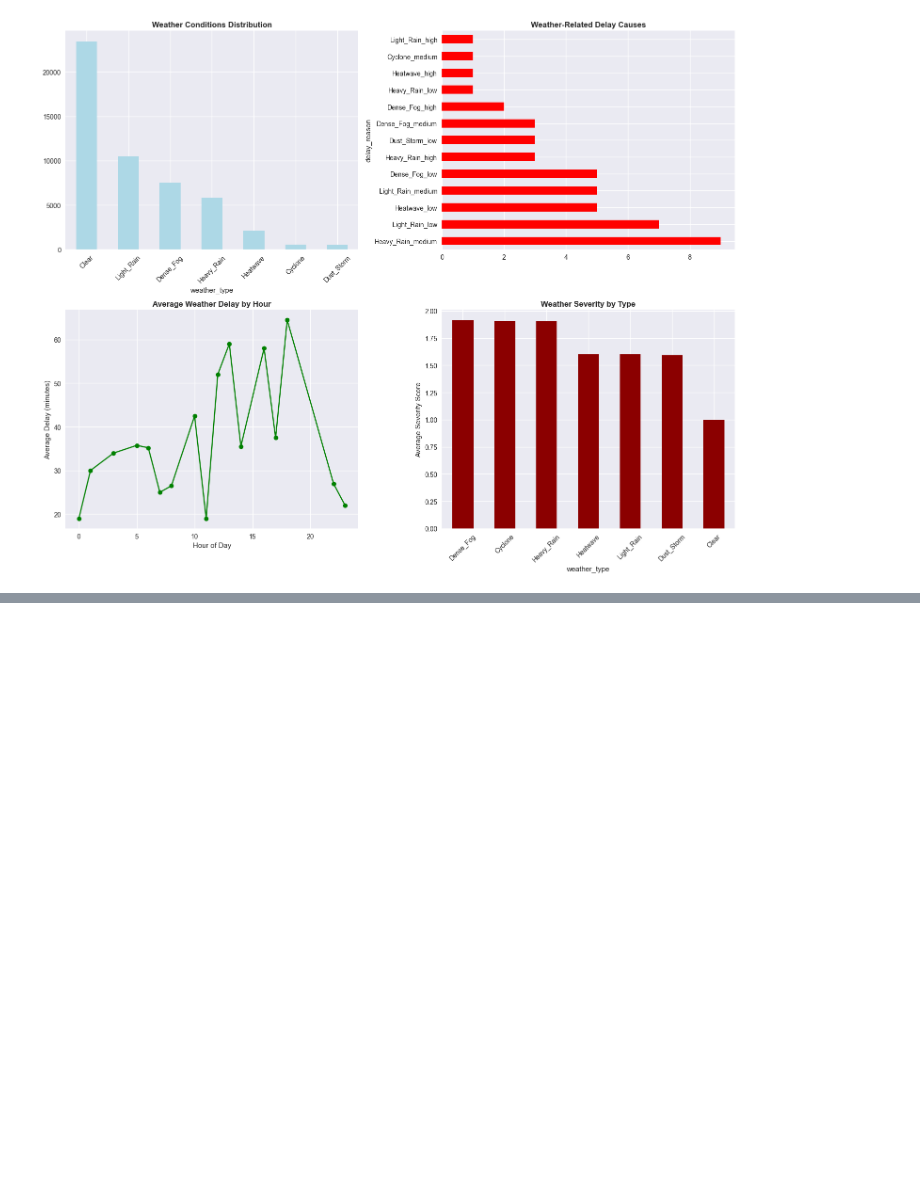
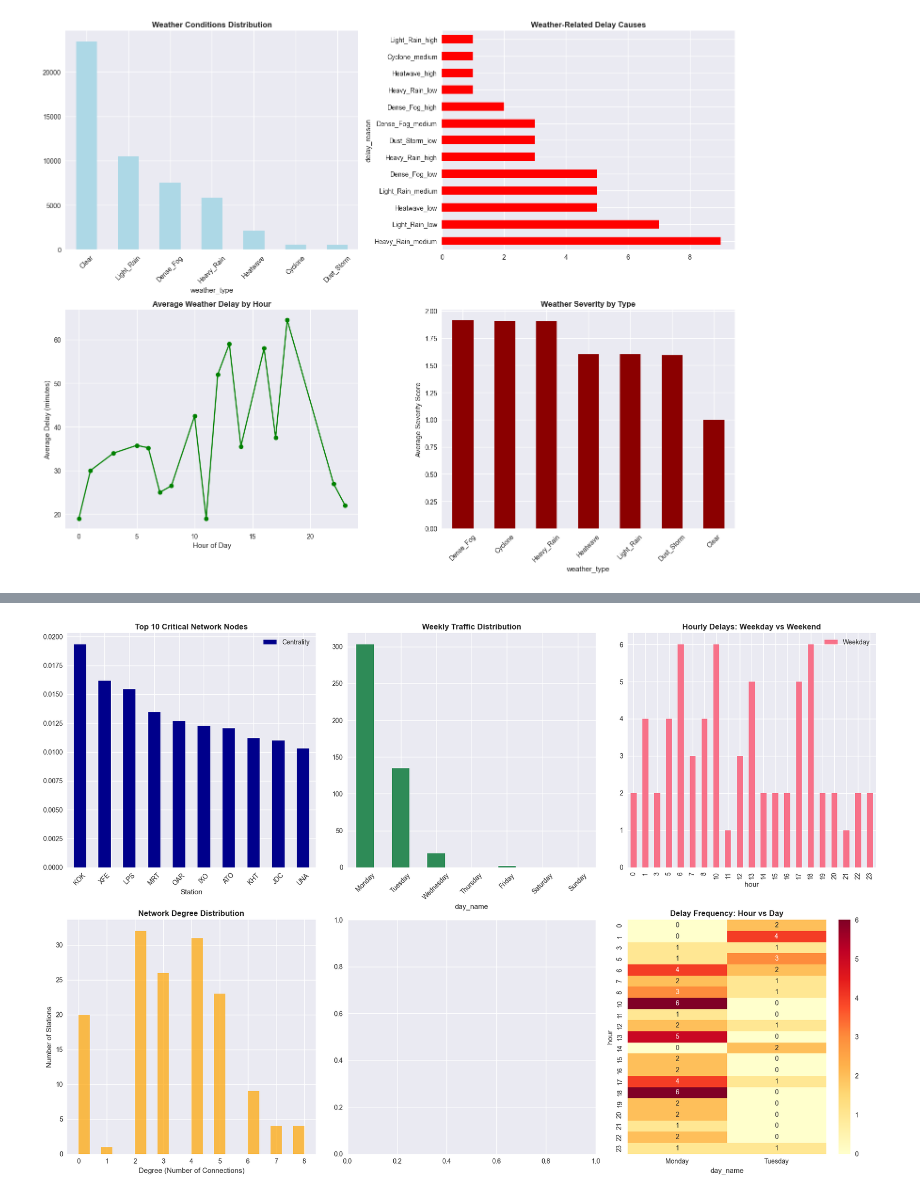
Before and after one commit to Yashmaini30/Railway-Scheduling-RL-DP-OR, a Jupyter notebook: EDA.ipynb, the cells around one changed output, grey strips where cells are left out. Drawn from its saved outputs; the diff is of its cells as text; code cells hidden in the pictures; blank space fills up the shorter version.

Commit message:
added some enhancements

```diff
--- a/EDA.ipynb
+++ b/EDA.ipynb
@@ -636,0 +849,98 @@ print(f"5. Deploy congestion prediction models for peak hours")
+# %%
+# Temporal Pattern Analysis (ENHANCEMENT)
+print("\n" + "="*60)
+print("TEMPORAL PATTERNS & SEASONAL ANALYSIS")
+print("="*60)
+
+# Day of week analysis
+timetable['day_name'] = timetable['arrival_time'].dt.day_name()
+timetable['hour'] = timetable['arrival_time'].dt.hour
+timetable['is_weekend'] = timetable['arrival_time'].dt.dayofweek >= 5
+
+# Weekly traffic patterns
+weekly_traffic = timetable.groupby('day_name').size().reindex([
+    'Monday', 'Tuesday', 'Wednesday', 'Thursday', 'Friday', 'Saturday', 'Sunday'
+])
+
+print(f"\n📅 WEEKLY TRAFFIC PATTERNS:")
+for day, count in weekly_traffic.items():
+    percentage = (count / len(timetable)) * 100
+    print(f"  {day}: {count} movements ({percentage:.1f}%)")
+
+# Weekend vs Weekday analysis
+weekend_analysis = timetable.groupby(['is_weekend', 'corridor']).size().unstack(fill_value=0)
+print(f"\n🗓️ WEEKEND VS WEEKDAY BY CORRIDOR:")
+for corridor in weekend_analysis.columns:
+    weekday = weekend_analysis.loc[False, corridor] if False in weekend_analysis.index else 0
+    weekend = weekend_analysis.loc[True, corridor] if True in weekend_analysis.index else 0
+    total = weekday + weekend
+    if total > 0:
+        weekend_pct = (weekend / total) * 100
+        print(f"  {corridor}: {weekend_pct:.1f}% weekend traffic")
+
+# Hourly delay patterns by day type
+delay_temporal = delay_logs.copy()
+delay_temporal['timestamp'] = pd.to_datetime(delay_temporal['timestamp'])
+delay_temporal['hour'] = delay_temporal['timestamp'].dt.hour
+delay_temporal['day_name'] = delay_temporal['timestamp'].dt.day_name()
+delay_temporal['is_weekend'] = delay_temporal['timestamp'].dt.dayofweek >= 5
+
+hourly_delay_pattern = delay_temporal.groupby(['hour', 'is_weekend']).size().unstack(fill_value=0)
+
+print(f"\n⏰ PEAK DELAY HOURS:")
+weekday_peak_hours = hourly_delay_pattern[False].nlargest(3) if False in hourly_delay_pattern.columns else pd.Series()
+weekend_peak_hours = hourly_delay_pattern[True].nlargest(3) if True in hourly_delay_pattern.columns else pd.Series()
+
+print("  Weekday Peak Delay Hours:")
+for hour, count in weekday_peak_hours.items():
+    print(f"    {hour:02d}:00 - {count} delays")
+
+print("  Weekend Peak Delay Hours:")
+for hour, count in weekend_peak_hours.items():
+    print(f"    {hour:02d}:00 - {count} delays")
+
+# Visualizations for enhanced analysis
+fig, axes = plt.subplots(2, 3, figsize=(18, 12))
+
+# Network centrality
+centrality_df = pd.DataFrame(list(betweenness.items()), columns=['Station', 'Centrality'])
+centrality_df.nlargest(10, 'Centrality').plot(x='Station', y='Centrality', kind='bar', ax=axes[0,0], color='darkblue')
+axes[0,0].set_title('Top 10 Critical Network Nodes', fontweight='bold')
+axes[0,0].tick_params(axis='x', rotation=45)
+
+# Weekly patterns
+weekly_traffic.plot(kind='bar', ax=axes[0,1], color='seagreen')
+axes[0,1].set_title('Weekly Traffic Distribution', fontweight='bold')
+axes[0,1].tick_params(axis='x', rotation=45)
+
+# Hourly patterns weekday vs weekend
+if not hourly_delay_pattern.empty:
+    hourly_delay_pattern.plot(kind='bar', ax=axes[0,2], stacked=True)
+    axes[0,2].set_title('Hourly Delays: Weekday vs Weekend', fontweight='bold')
+    axes[0,2].legend(['Weekday', 'Weekend'])
+
+# Network degree distribution
+degree_sequence = [d for n, d in G.degree()]
+axes[1,0].hist(degree_sequence, bins=20, color='orange', alpha=0.7)
+axes[1,0].set_title('Network Degree Distribution', fontweight='bold')
+axes[1,0].set_xlabel('Degree (Number of Connections)')
+axes[1,0].set_ylabel('Number of Stations')
+
+# Corridor weekend distribution
+if not weekend_analysis.empty and len(weekend_analysis.index) > 1:
+    weekend_pct_by_corridor = weekend_analysis.loc[True] / weekend_analysis.sum() * 100
+    weekend_pct_by_corridor.plot(kind='bar', ax=axes[1,1], color='purple')
+    axes[1,1].set_title('Weekend Traffic % by Corridor', fontweight='bold')
+    axes[1,1].tick_params(axis='x', rotation=45)
+
+# Delay timing heatmap concept
+delay_hour_day = delay_temporal.pivot_table(values='delay_minutes', index='hour',
+                                           columns='day_name', aggfunc='count', fill_value=0)
+if not delay_hour_day.empty:
+    import seaborn as sns
+    sns.heatmap(delay_hour_day, annot=True, fmt='d', cmap='YlOrRd', ax=axes[1,2])
+    axes[1,2].set_title('Delay Frequency: Hour vs Day', fontweight='bold')
+
+plt.tight_layout()
+plt.show()
+# %% [output]
@@ -636,0 +964 @@ print(f"5. Deploy congestion prediction models for peak hours")
+[figure, added]
```
Also changed, not shown: parts of 10 cells of this notebook, 3 other files.
